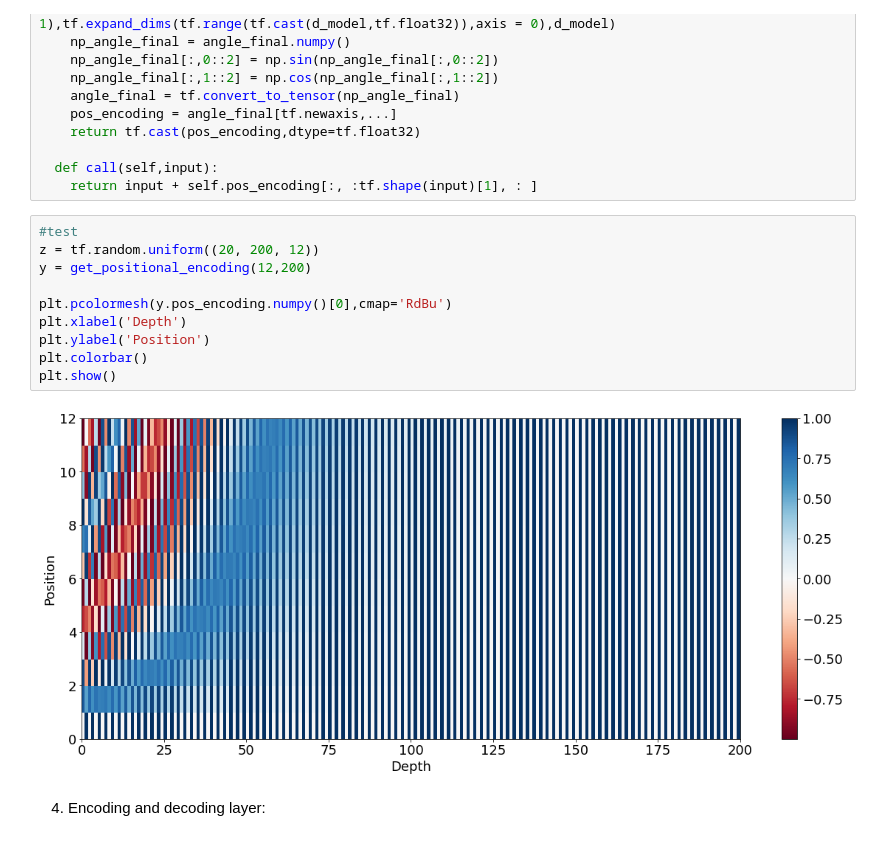
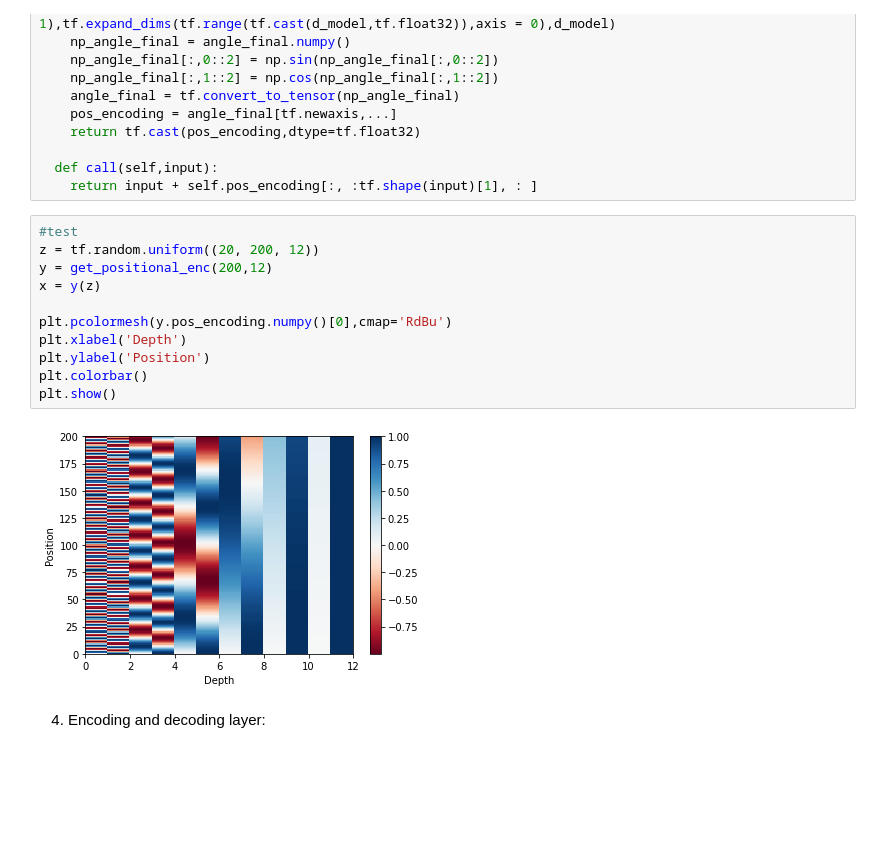
Before and after one commit to DemachiLaboratory/Weakly-supervised-anomoly-detection, a Jupyter notebook: tts.ipynb, the cells around one changed output. Saved outputs shown, nothing was run; the diff lists cells and outputs as text; blank space fills up the shorter version.

```diff
--- a/tts.ipynb
+++ b/tts.ipynb
@@ -492,15 +472,16 @@ class get_positional_encoding(tf.keras.layers.Layer):
 # %%
 #test
 z = tf.random.uniform((20, 200, 12))
-y = get_positional_encoding(12,200)
+y = get_positional_enc(200,12)
+x = y(z)
 
 plt.pcolormesh(y.pos_encoding.numpy()[0],cmap='RdBu')
 plt.xlabel('Depth')
 plt.ylabel('Position')
 plt.colorbar()
 plt.show()
 # %% [output]
-[figure, old version]
+[figure, new version]
 # %% [markdown]
 4. Encoding and decoding layer:
 # %%
```
Also changed, not shown: parts of 13 cells of this notebook.
